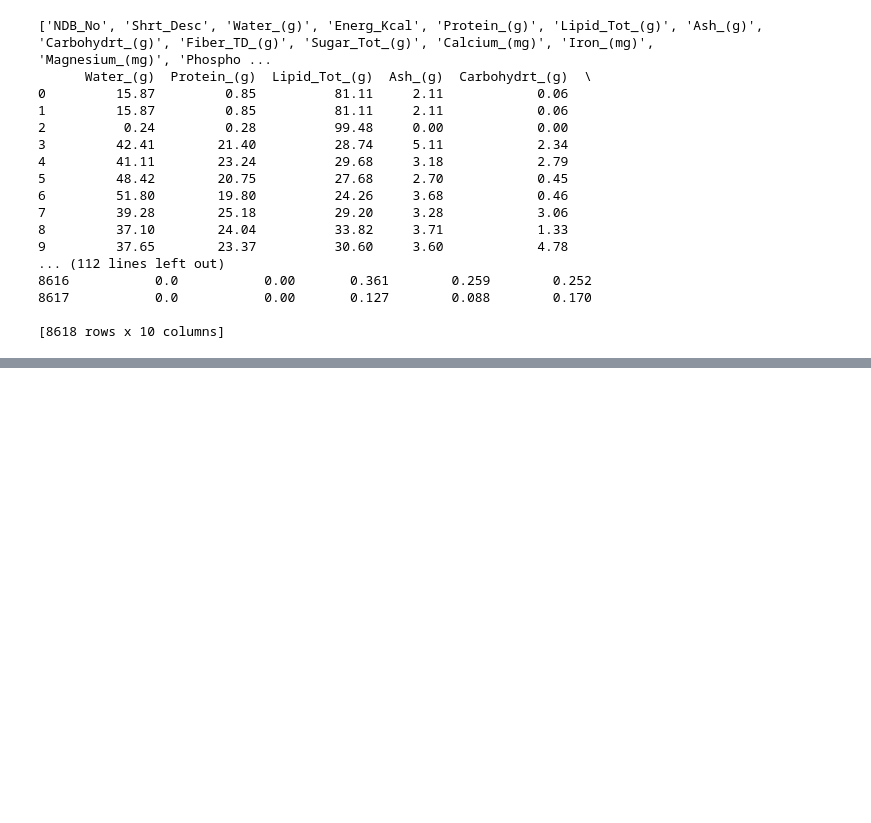
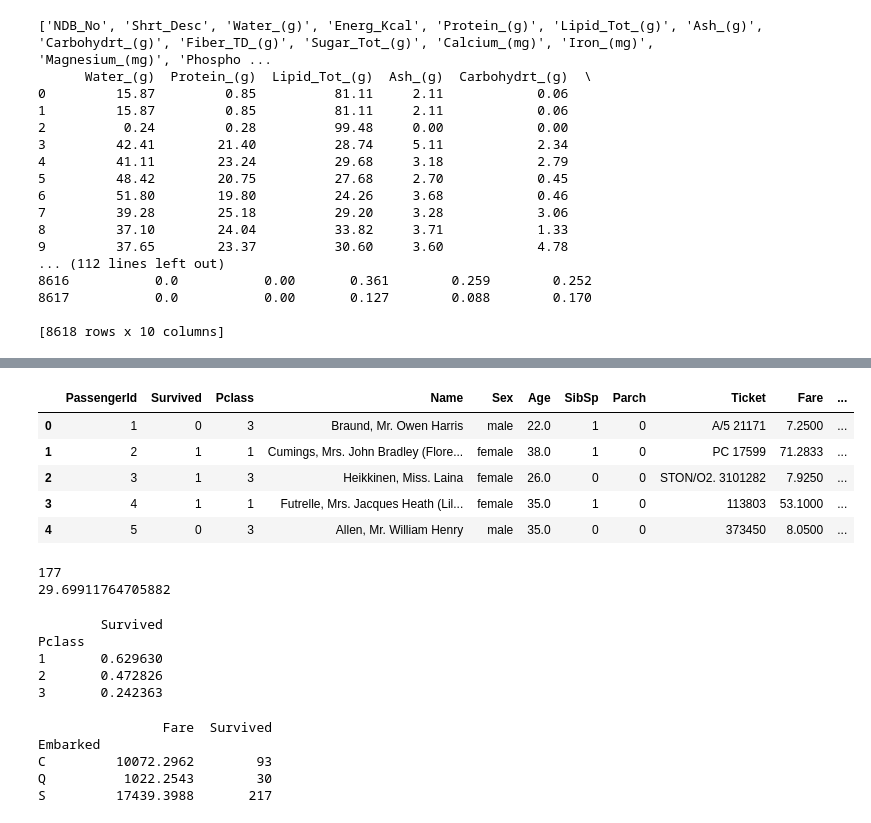
Before and after one commit to chaoswang/iUsePython, a Jupyter notebook: jupyter/PandasTest.ipynb, the cells around one changed output, grey strips where cells are left out. Drawn from its saved outputs; the diff is of its cells as text; code cells hidden in the pictures; blank space fills up the shorter version.

```diff
--- a/jupyter/PandasTest.ipynb
+++ b/jupyter/PandasTest.ipynb
@@ -61,0 +85,43 @@ print(gram_df)
+# %%
+import numpy as np
+titanic_surivival=pandas.read_csv('titanic_train.csv')
+titanic_surivival.head()
+# %% [output]
+|  | PassengerId | Survived | Pclass | Name | Sex | Age | SibSp | Parch | Ticket | Fare | ... |
+| 0 | 1 | 0 | 3 | Braund, Mr. Owen Harris | male | 22.0 | 1 | 0 | A/5 21171 | 7.2500 | ... |
+| 1 | 2 | 1 | 1 | Cumings, Mrs. John Bradley (Flore... | female | 38.0 | 1 | 0 | PC 17599 | 71.2833 | ... |
+| 2 | 3 | 1 | 3 | Heikkinen, Miss. Laina | female | 26.0 | 0 | 0 | STON/O2. 3101282 | 7.9250 | ... |
+| 3 | 4 | 1 | 1 | Futrelle, Mrs. Jacques Heath (Lil... | female | 35.0 | 1 | 0 | 113803 | 53.1000 | ... |
+| 4 | 5 | 0 | 3 | Allen, Mr. William Henry | male | 35.0 | 0 | 0 | 373450 | 8.0500 | ... |
+# %%
+age=titanic_surivival['Age']
+#print(age.loc[0:10])
+age_is_null=pandas.isnull(age)
+# print(age_is_null)
+age_null_true=age[age_is_null]
+# print(age_null_true)
+print(len(age_null_true))
+good_ages=titanic_surivival['Age'][age_is_null==False]
+correct_mean_age=sum(good_ages)/len(good_ages)
+print(correct_mean_age)
+# %% [output]
+177
+29.69911764705882
+# %%
+passenger_survival=titanic_surivival.pivot_table(index='Pclass',values='Survived',aggfunc=np.mean)
+print(passenger_survival)
+# %% [output]
+        Survived
+Pclass
+1       0.629630
+2       0.472826
+3       0.242363
+# %%
+port_stats=titanic_surivival.pivot_table(index='Embarked',values=['Fare','Survived'],aggfunc=np.sum)
+print(port_stats)
+# %% [output]
+                Fare  Survived
+Embarked
+C         10072.2962        93
+Q          1022.2543        30
+S         17439.3988       217
```
Also changed, not shown: parts of 3 cells of this notebook, 1 other file.
